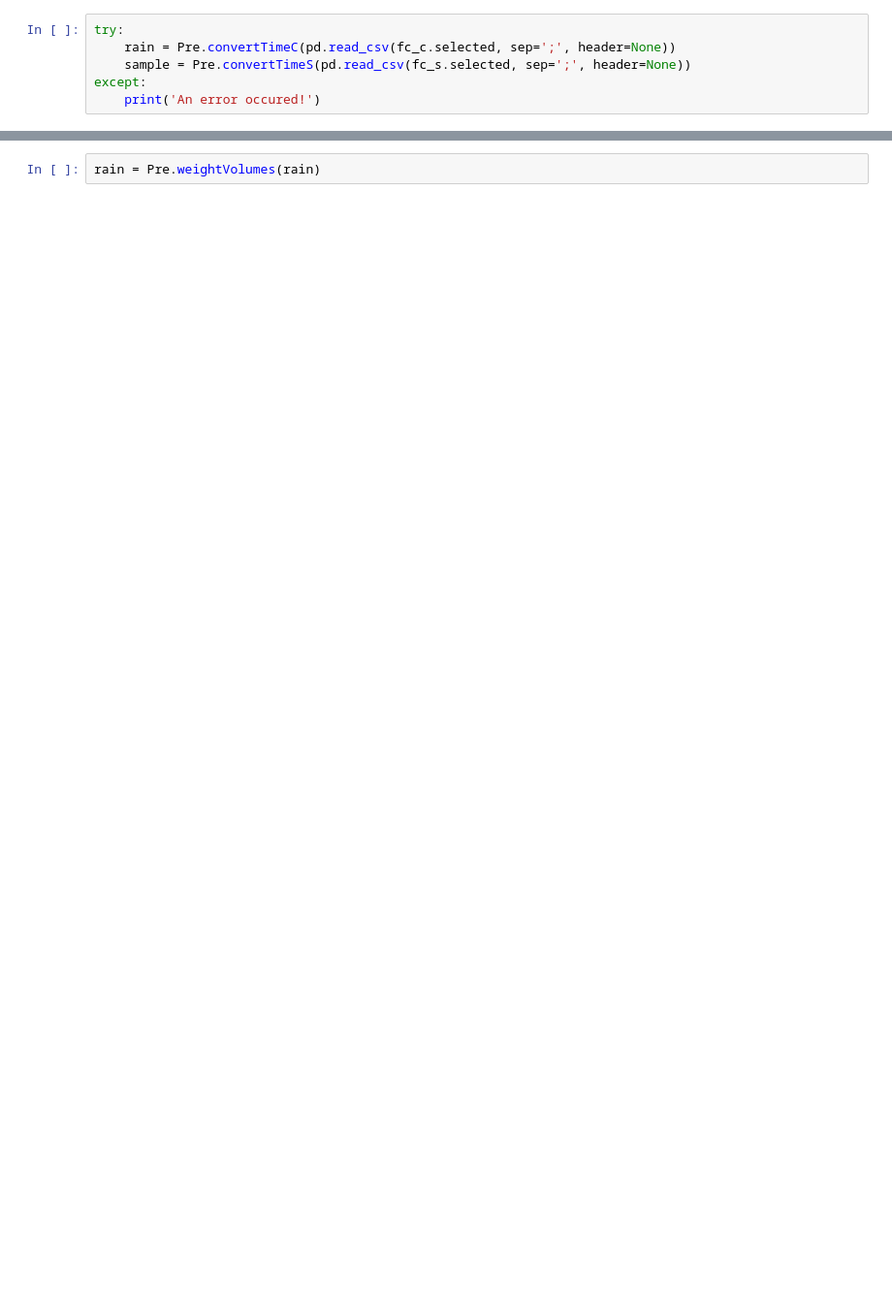
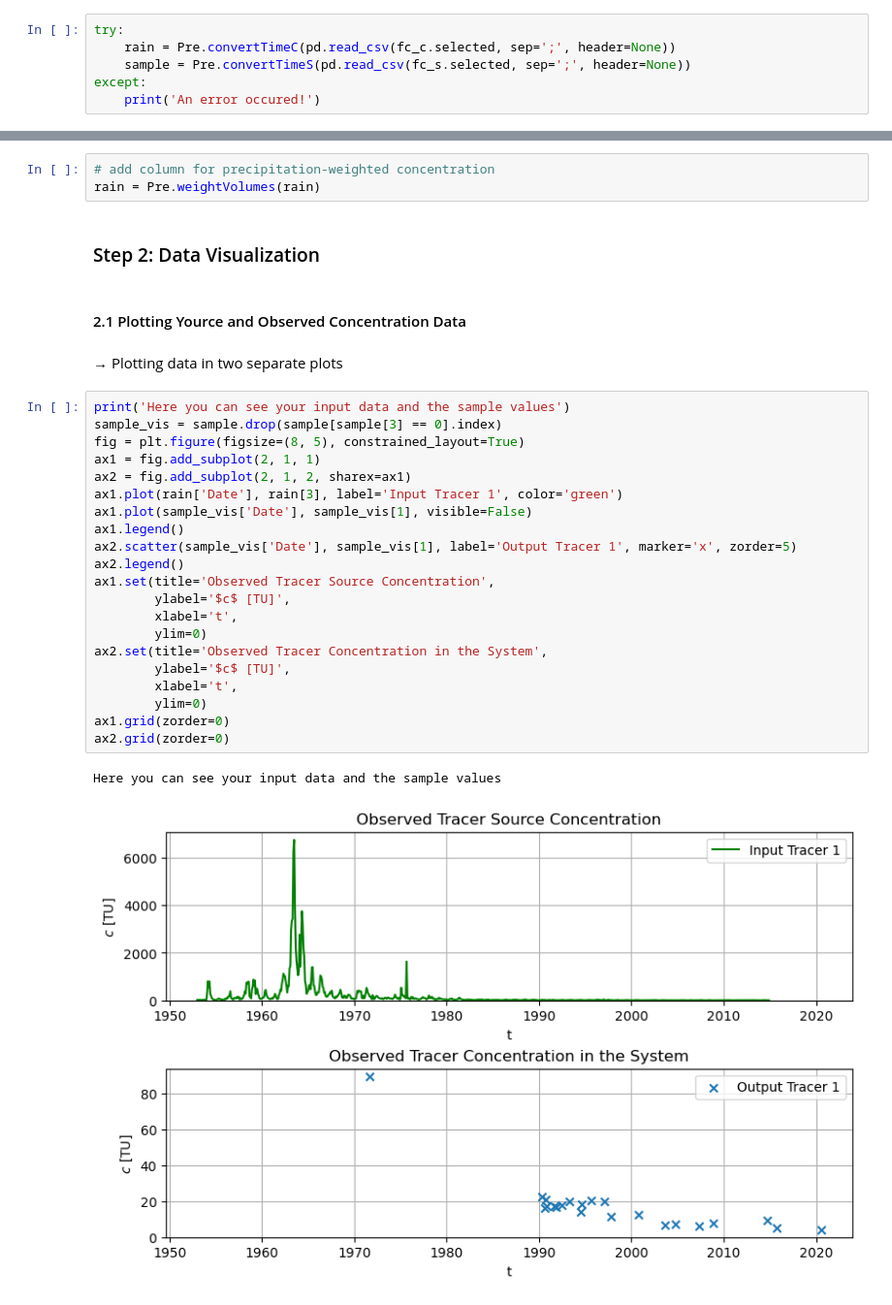
Before and after one commit to jvollhueter/ISOSIMpy, a Jupyter notebook: Notebook_Tracer_simple.ipynb, the cells around one changed output, grey strips where cells are left out. Shown at 97% size. Drawn from its saved outputs; the diff is of its cells as text; blank space fills up the shorter version.

Commit message:
Updated Example Notebook (Tracer_simple) and README

```diff
--- a/Notebook_Tracer_simple.ipynb
+++ b/Notebook_Tracer_simple.ipynb
@@ -29,3 +76,34 @@ except:
 rain = Pre.checkZero(rain)
 # %%
+# add column for precipitation-weighted concentration
 rain = Pre.weightVolumes(rain)
+# %% [markdown]
+### Step 2: Data Visualization
+# %% [markdown]
+#### 2.1 Plotting Yource and Observed Concentration Data
+# %% [markdown]
+&rarr; Plotting data in two separate plots
+# %%
+print('Here you can see your input data and the sample values')
+sample_vis = sample.drop(sample[sample[3] == 0].index)
+fig = plt.figure(figsize=(8, 5), constrained_layout=True)
+ax1 = fig.add_subplot(2, 1, 1)
+ax2 = fig.add_subplot(2, 1, 2, sharex=ax1)
+ax1.plot(rain['Date'], rain[3], label='Input Tracer 1', color='green')
+ax1.plot(sample_vis['Date'], sample_vis[1], visible=False)
+ax1.legend()
+ax2.scatter(sample_vis['Date'], sample_vis[1], label='Output Tracer 1', marker='x', zorder=5)
+ax2.legend()
+ax1.set(title='Observed Tracer Source Concentration',
+        ylabel='$c$ [TU]',
+        xlabel='t',
+        ylim=0)
+ax2.set(title='Observed Tracer Concentration in the System',
+        ylabel='$c$ [TU]',
+        xlabel='t',
+        ylim=0)
+ax1.grid(zorder=0)
+ax2.grid(zorder=0)
+# %% [output]
+Here you can see your input data and the sample values
+[figure, added]
```
Also changed, not shown: parts of 48 cells of this notebook, 5 other files.
